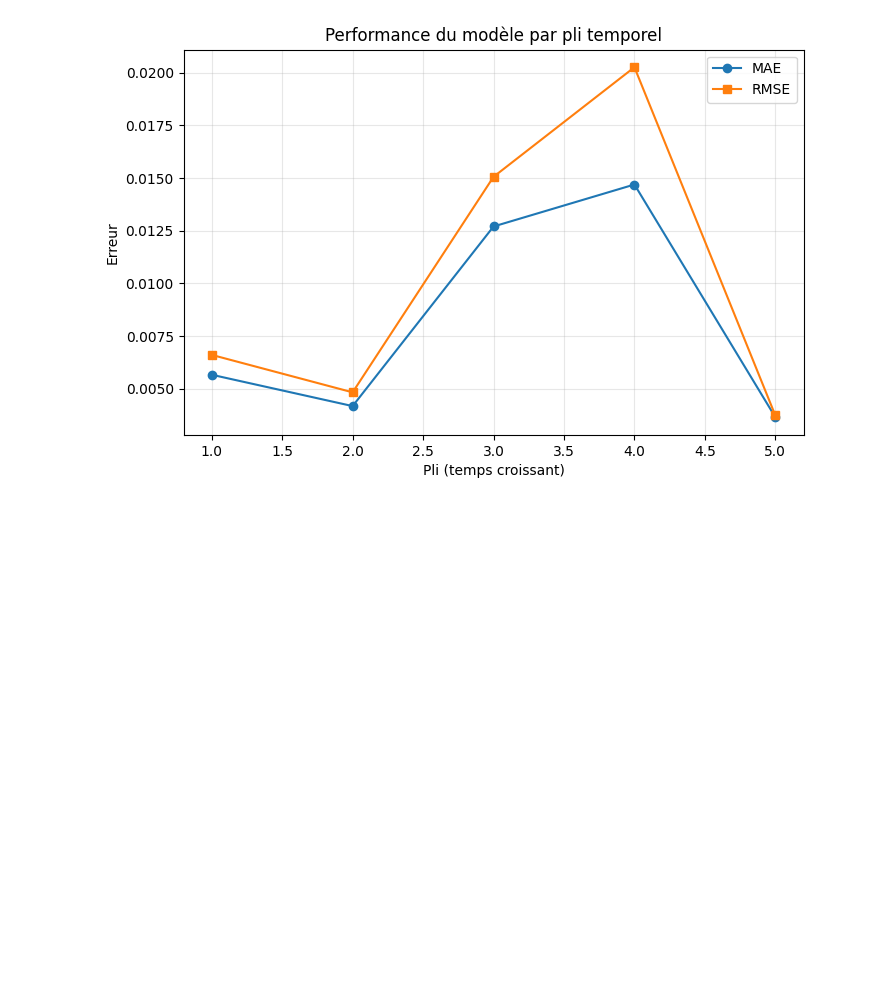
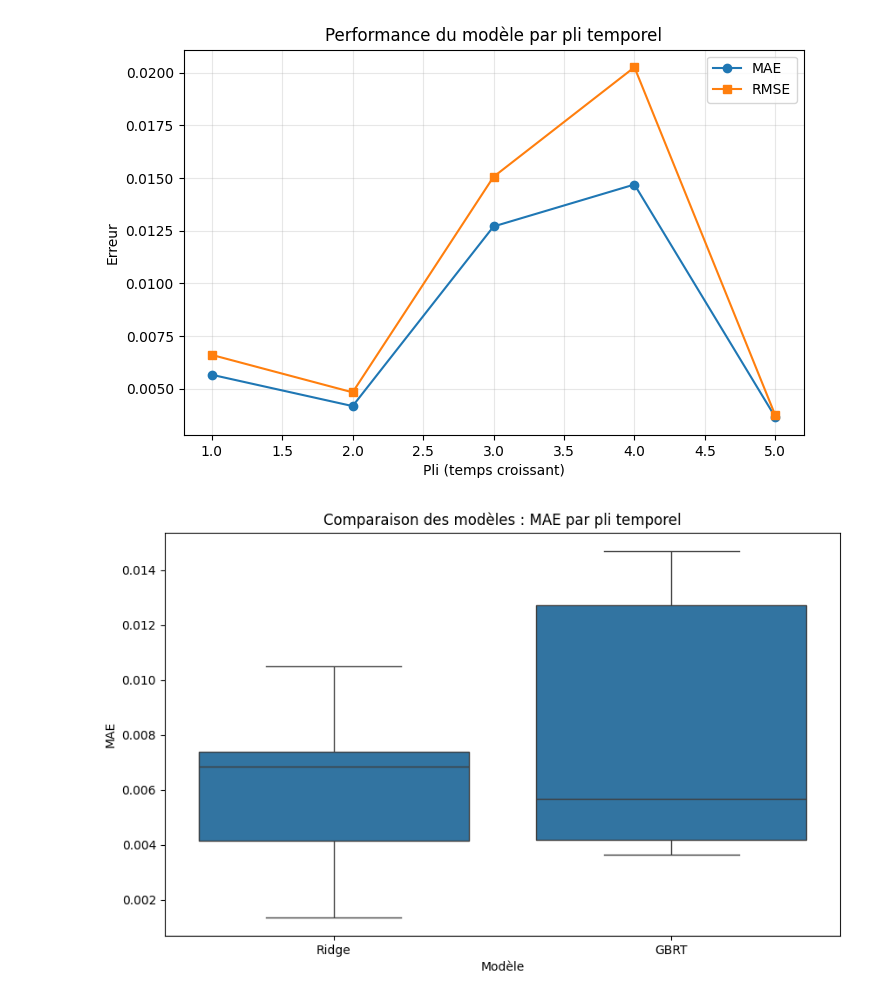
Before and after one commit to lryjules/Risk_Analysis, a Jupyter notebook: notebook.ipynb, the cells around one changed output. Saved outputs shown, nothing was run; the diff lists cells and outputs as text; code cells hidden in the pictures; blank space fills up the shorter version.

```diff
--- a/notebook.ipynb
+++ b/notebook.ipynb
@@ -396,3 +428,28 @@ plt.grid(True, alpha=0.3)
 plt.show()
 # %% [output]
 [figure]
+# %%
+#Graphique de Comparaison des modèles Ridge vs GBRt
+import seaborn as sns
+metrics_ridge = []
+metrics_gbrt = []
+for model_choice in ["ridge", "gbrt"]:
+    model, metrics_df, oof = train_backtest(df, feature_cols, n_splits=5, model_choice=model_choice, time_col="date")
+    if model_choice == "ridge":
+        metrics_ridge.append(metrics_df)
+    else:
+        metrics_gbrt.append(metrics_df)
+# Fusionner les métriques pour le tracé
+metrics_ridge_df = pd.concat(metrics_ridge)
+metrics_ridge_df["model"] = "Ridge"
+metrics_gbrt_df = pd.concat(metrics_gbrt)
+metrics_gbrt_df["model"] = "GBRT"
+all_metrics_df = pd.concat([metrics_ridge_df, metrics_gbrt_df])
+plt.figure(figsize=(10,6))
+sns.boxplot(x="model", y="MAE", data=all_metrics_df)
+plt.title("Comparaison des modèles : MAE par pli temporel")
+plt.xlabel("Modèle")
+plt.ylabel("MAE")
+plt.show()
+# %% [output]
+[figure, added]
```
Also changed, not shown: parts of 13 cells of this notebook.
